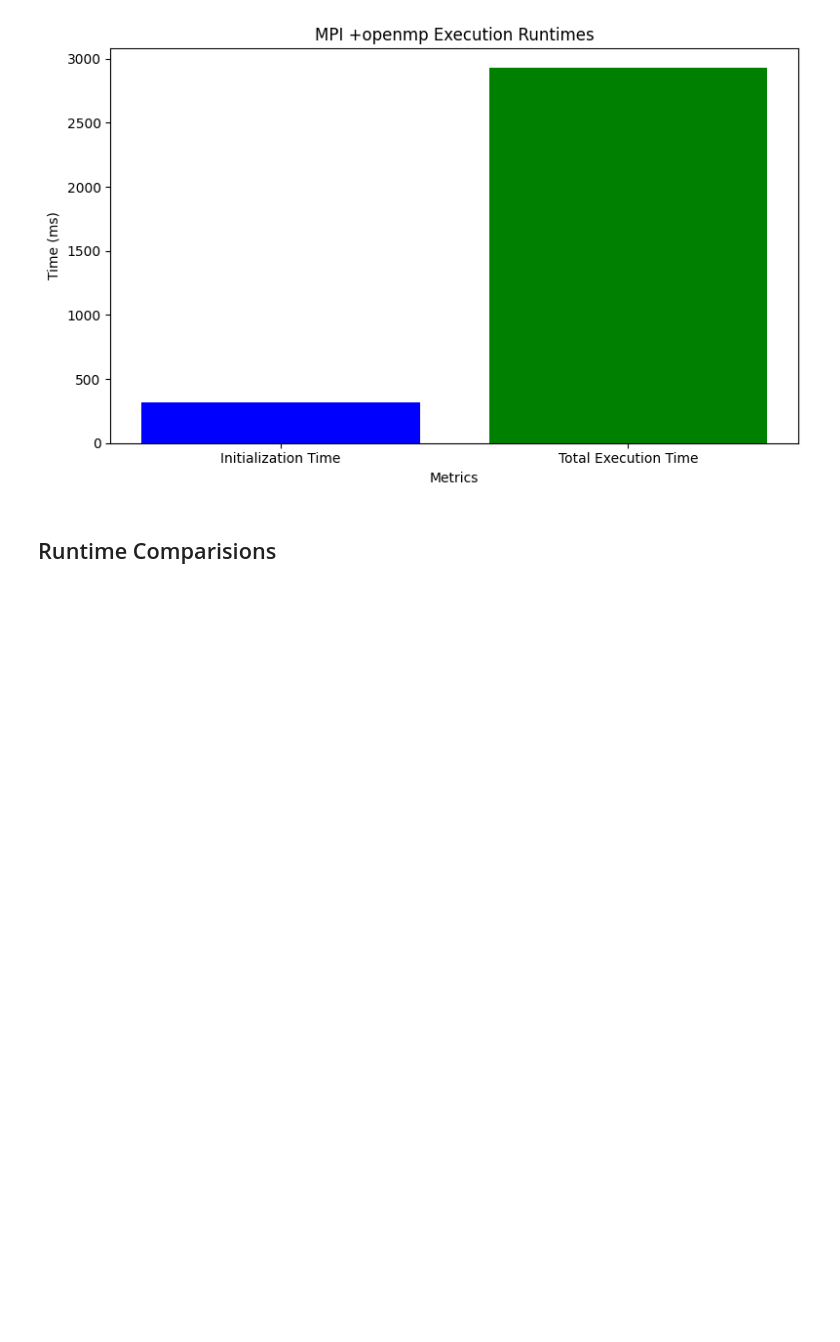
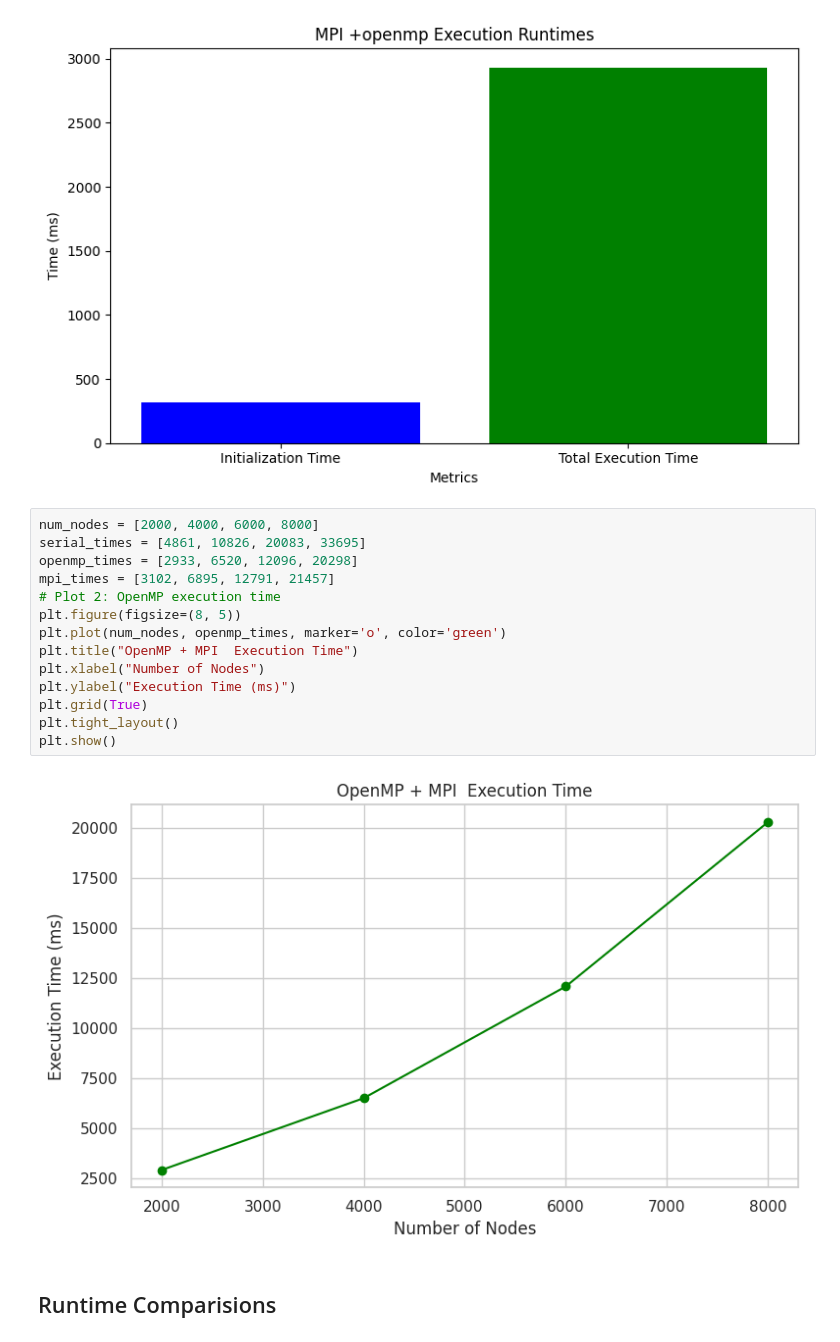
Before and after one commit to tauhaimran/Parallel-social-behavior-based-algorithm-for-identification-of-influential-users-in-social-network, a Jupyter notebook: report/performance_analysis.ipynb, the cells around one changed output. Cells and saved outputs as stored; diff of their text form; blank space fills up the shorter version.

```diff
--- a/report/performance_analysis.ipynb
+++ b/report/performance_analysis.ipynb
@@ -211,6 +227,22 @@ plt.tight_layout()
 plt.show()
 # %% [output]
 [figure]
+# %%
+num_nodes = [2000, 4000, 6000, 8000]
+serial_times = [4861, 10826, 20083, 33695]
+openmp_times = [2933, 6520, 12096, 20298]
+mpi_times = [3102, 6895, 12791, 21457]
+# Plot 2: OpenMP execution time
+plt.figure(figsize=(8, 5))
+plt.plot(num_nodes, openmp_times, marker='o', color='green')
+plt.title("OpenMP + MPI  Execution Time")
+plt.xlabel("Number of Nodes")
+plt.ylabel("Execution Time (ms)")
+plt.grid(True)
+plt.tight_layout()
+plt.show()
+# %% [output]
+[figure, added]
 # %% [markdown]
 ## Runtime Comparisions
 # %%
```
Also changed, not shown: parts of 3 cells of this notebook, 11 other files.
